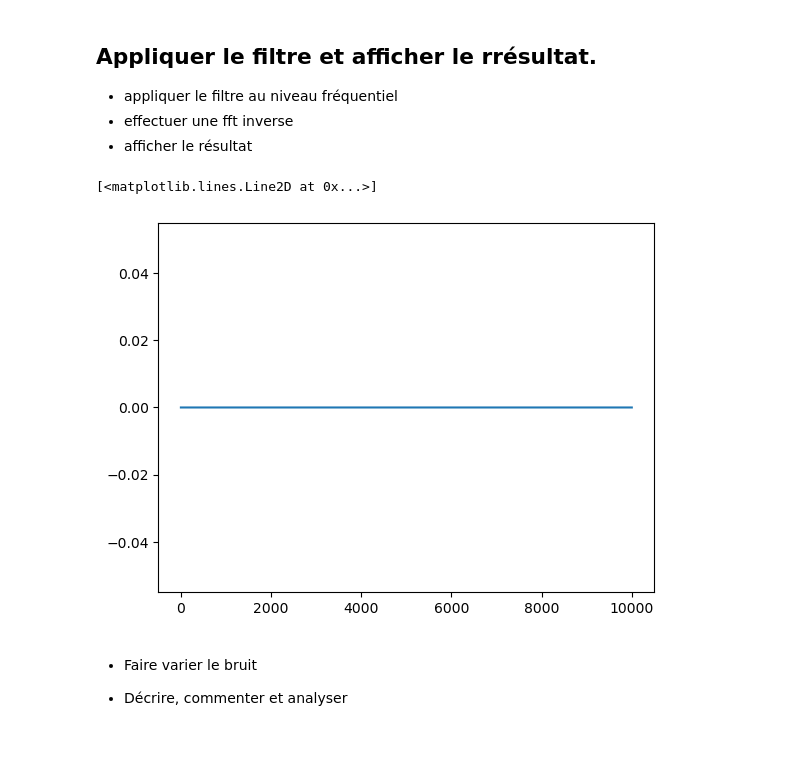
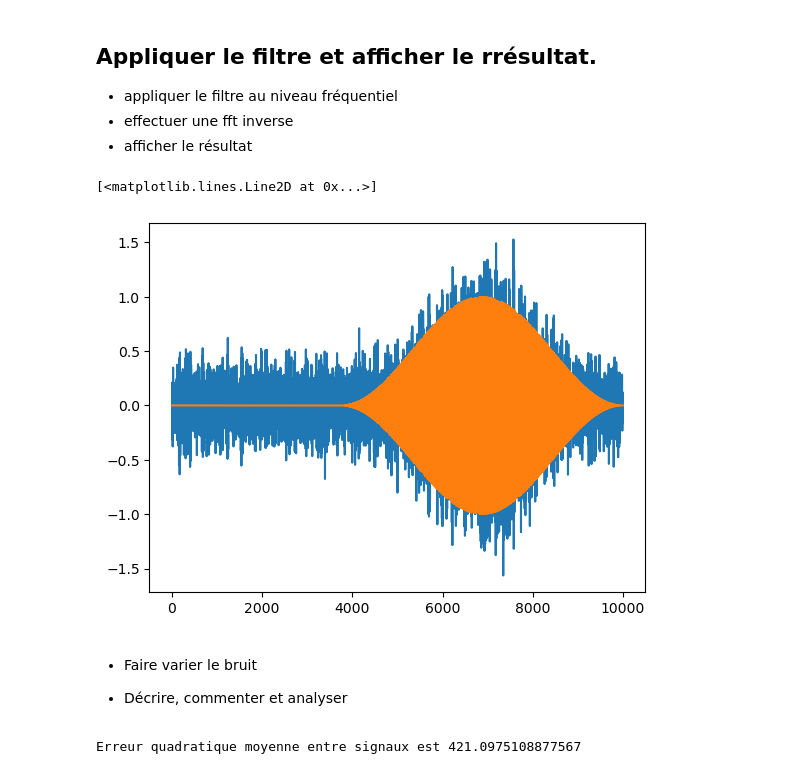
Before and after one commit to m23ayou2/UE_G, a Jupyter notebook: TP5_20260227.ipynb, the cells around one changed output. Saved outputs shown, nothing was run; the diff lists cells and outputs as text; code cells hidden in the pictures.

```diff
--- a/TP5_20260227.ipynb
+++ b/TP5_20260227.ipynb
@@ -95,8 +104,6 @@ Attention la buissance de bruit donnée en dB par la variable *SNR*.
 # %%
 sigma = np.sqrt(np.var(sig_chirp))
-
-bruit = np.random.normal(0, sigma, N)
-sig_obs = signale + bruit
+sig_obs, bruit = generate_obs(signale, sigma)
 plt.plot(sig_obs)
 # %% [output]
 [<matplotlib.lines.Line2D at 0x...>]
@@ -134,15 +141,18 @@ Ces deux parties de l'observation seront utilisées pour créer les DSP nécessa
   - densité du bruit et du signal Pbb_den, Pyy_den
 
   - Définir le gain filtre
+# %%
+def find_filter(sig_obs):
+
+    f, Pbb_den = scipy.signal.welch(sig_obs[:N_1], fs=fs)
+    f, Pyy_den = scipy.signal.welch(sig_obs[N_1:], fs=fs)
+    gamma_x = np.maximum(Pyy_den - Pbb_den, 0)
+
+    filtre_estim = np.maximum(1 - (Pbb_den) / Pyy_den, 0)
+
+    return f, filtre_estim
 # %%
-f, dsp_y = scipy.signal.welch(sig_obs, fs=fs)
-f, dsp_x = scipy.signal.welch(signale, fs=fs)
-dsp_b = sigma**2
-
-eps = np.min(dsp_x/4)
-
-filtre_estim = np.maximum(1 - (dsp_b+eps)/dsp_y,0)
-
-plt.plot(f, np.abs(filtre_estim))
+f, filtre_estim = find_filter(sig_obs)
+plt.plot(f, filtre_estim)
 # %% [output]
 [<matplotlib.lines.Line2D at 0x...>]
@@ -153,13 +163,18 @@ plt.plot(f, np.abs(filtre_estim))
 - appliquer le filtre au niveau fréquentiel
 - effectuer une fft inverse
 - afficher le résultat
+# %%
+def recon_sig(sig_obs, fs, f):
+    sig_rec = np.fft.irfft(
+    np.fft.rfft(sig_obs) * np.interp(np.fft.rfftfreq(len(sig_obs), d=1/fs), f, filtre_estim),
+    n=len(sig_obs)
+)
+    return sig_rec
 # %%
-sig_rec = np.fft.irfft(
-    np.fft.rfft(sig_obs) * np.interp(np.fft.rfftfreq(len(sig_obs), d=1/fs), f, filtre_estim),
-    n=len(sig_obs)
-)
+sig_rec = recon_sig(sig_obs, fs, f)
 
 plt.plot(sig_rec)
+plt.plot(signale)
 # %% [output]
 [<matplotlib.lines.Line2D at 0x...>]
-[figure, old version]
+[figure, new version]
@@ -169,0 +202,4 @@ plt.plot(sig_rec)
+# %%
+print(f'Erreur quadratique moyenne entre signaux est {mont_ca(1_000, sigma)}')
+# %% [output]
+Erreur quadratique moyenne entre signaux est 421.0975108877567
```
Also changed, not shown: parts of 9 cells of this notebook.
